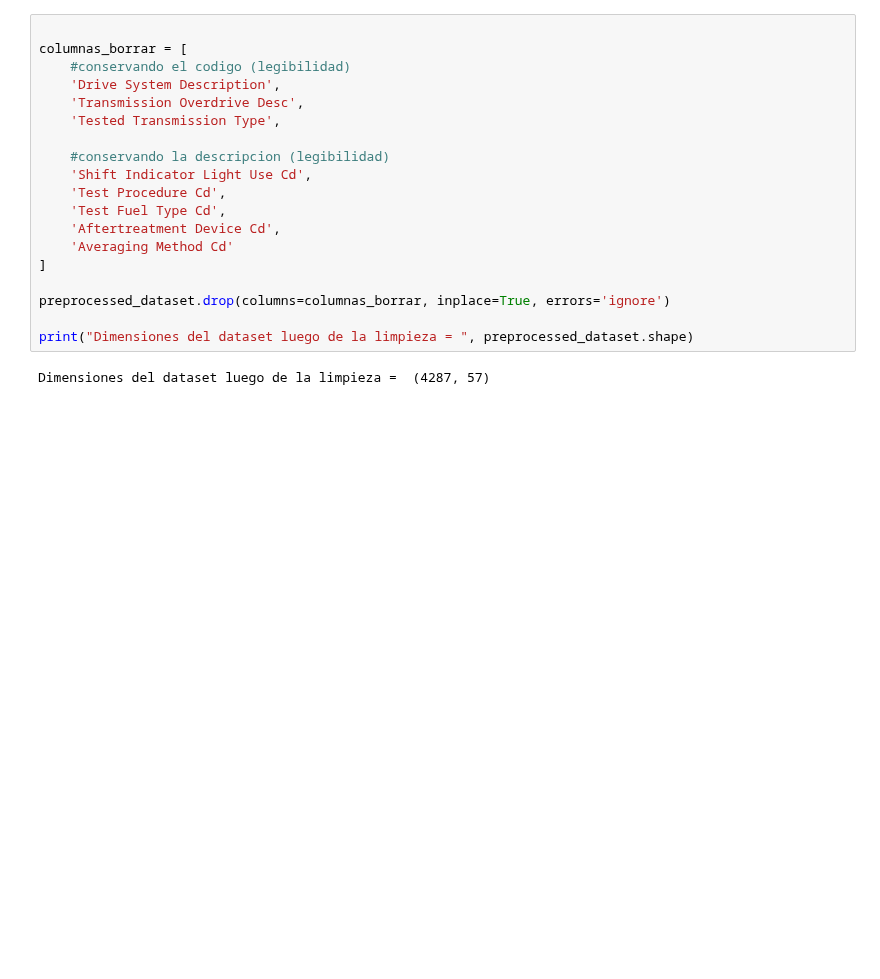
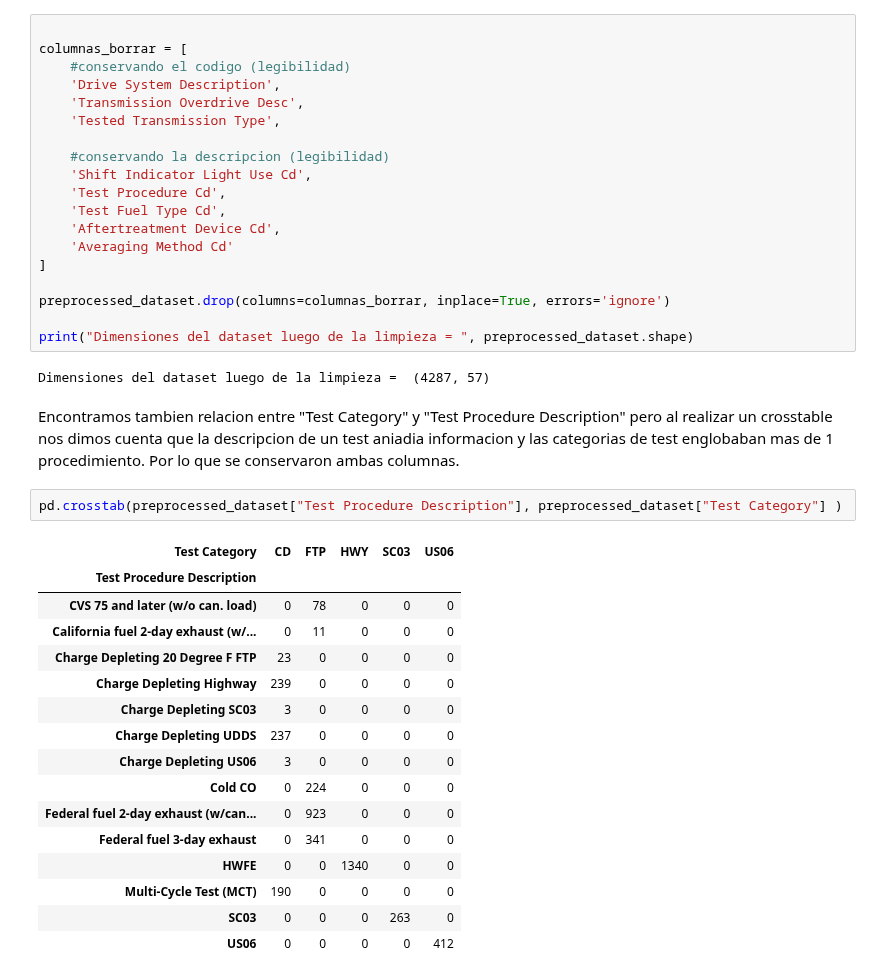
Before and after one commit to mdelrosariocoronado/tpe_fundamentos_2026, a Jupyter notebook: entrega.ipynb, the cells around one changed output. Cells and saved outputs as stored; diff of their text form; blank space fills up the shorter version.

```diff
--- a/entrega.ipynb
+++ b/entrega.ipynb
@@ -66,3 +67,24 @@ preprocessed_dataset.drop(columns=columnas_borrar, inplace=True, errors='ignore'
 print("Dimensiones del dataset luego de la limpieza = ", preprocessed_dataset.shape)
 # %% [output]
 Dimensiones del dataset luego de la limpieza =  (4287, 57)
+# %% [markdown]
+Encontramos tambien relacion entre "Test Category" y "Test Procedure Description" pero al realizar un crosstable nos dimos cuenta que la descripcion de un test aniadia informacion y las categorias de test englobaban mas de 1 procedimiento. Por lo que se conservaron ambas columnas.
+# %%
+pd.crosstab(preprocessed_dataset["Test Procedure Description"], preprocessed_dataset["Test Category"] )
+# %% [output]
+| Test Category | CD | FTP | HWY | SC03 | US06 |
+| Test Procedure Description |  |  |  |  |  |
+| CVS 75 and later (w/o can. load) | 0 | 78 | 0 | 0 | 0 |
+| California fuel 2-day exhaust (w/... | 0 | 11 | 0 | 0 | 0 |
+| Charge Depleting 20 Degree F FTP | 23 | 0 | 0 | 0 | 0 |
+| Charge Depleting Highway | 239 | 0 | 0 | 0 | 0 |
+| Charge Depleting SC03 | 3 | 0 | 0 | 0 | 0 |
+| Charge Depleting UDDS | 237 | 0 | 0 | 0 | 0 |
+| Charge Depleting US06 | 3 | 0 | 0 | 0 | 0 |
+| Cold CO | 0 | 224 | 0 | 0 | 0 |
+| Federal fuel 2-day exhaust (w/can... | 0 | 923 | 0 | 0 | 0 |
+| Federal fuel 3-day exhaust | 0 | 341 | 0 | 0 | 0 |
+| HWFE | 0 | 0 | 1340 | 0 | 0 |
+| Multi-Cycle Test (MCT) | 190 | 0 | 0 | 0 | 0 |
+| SC03 | 0 | 0 | 0 | 263 | 0 |
+| US06 | 0 | 0 | 0 | 0 | 412 |
```
Also changed, not shown: parts of 18 cells of this notebook.
